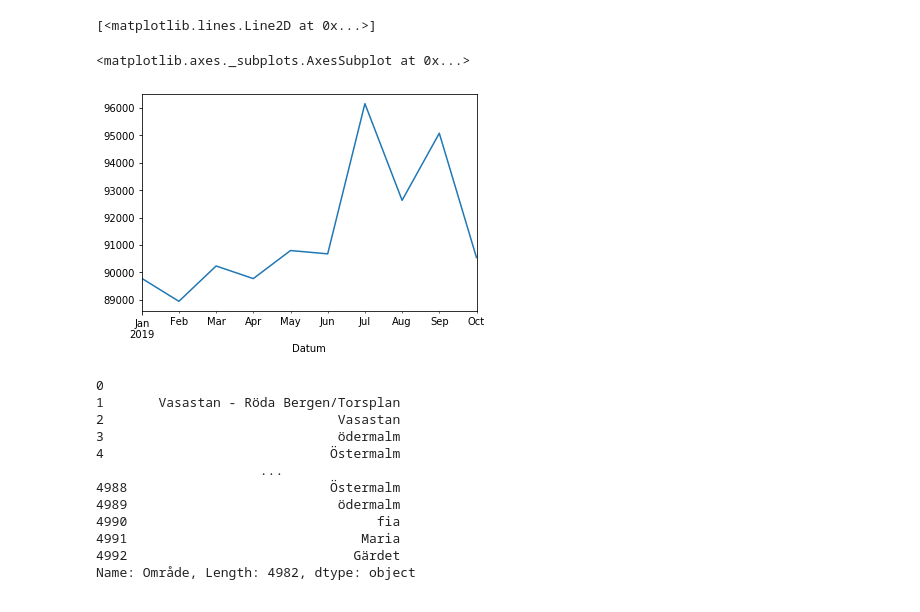
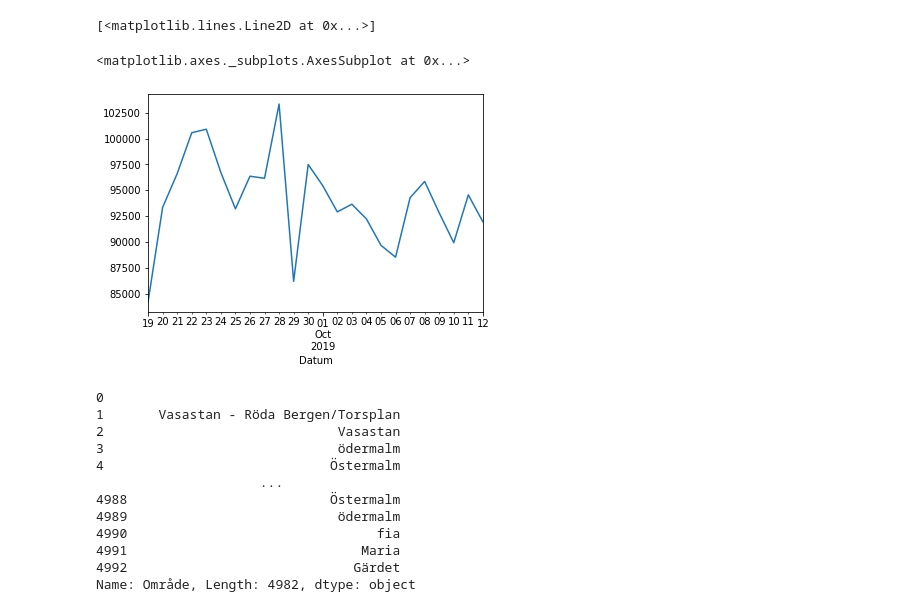
Before and after one commit to eriknorlander/webscraping_hemnet, a Jupyter notebook: hemnet_scrape.ipynb, the cells around one changed output. Drawn from its saved outputs; the diff is of its cells as text; code cells hidden in the pictures.

Commit message:
Fixed some issues with dates and areas

```diff
--- a/hemnet_scrape.ipynb
+++ b/hemnet_scrape.ipynb
@@ -188,0 +230,17 @@ data
+# %%
+area_mapper = {
+              'Högalid' : 'Södermalm',
+              'Fredhäll' : 'Kungsholmen',
+              'Maria' : 'Södermalm',
+              'Hornsberg' : 'Kungsholmen',
+              'irkastan' : 'Vasastan',
+              'Katarina' : 'Södermalm',
+              'Villastan' : 'Östermalm',
+              'Röda Bergen' : 'Vasastan',
+              'Kristineberg' : 'Kungsholmen'
+             }
+# %%
+data = data.dropna()
+# %%
+for a in area_mapper.keys():
+    data.loc[data.Område.str.contains(a)]['Område'] = area_mapper[a]
@@ -204,5 +284,5 @@ month_map = {
 # %%
-month_series = data.Datum.apply(lambda x: x[3:-4].strip(' ')).map(month_map)
+month_series = data.Datum.apply(lambda x: x[2:-4].strip(' ')).map(month_map)
 day_series = data.Datum.apply(lambda x: '-' + x[:2] + '-')
 year_series = data.Datum.apply(lambda x: x[-4:])
 data.Datum = month_series+day_series+year_series
@@ -223,10 +343,10 @@ To register the converters:
 pris = data['Pris per kvadratmeter']
 pris.index = data.Datum
 # %%
-pris.resample('m').mean().plot()
+pris.resample('d').mean().plot()
 # %% [output]
 <matplotlib.axes._subplots.AxesSubplot at 0x...>
-[figure, old version]
+[figure, new version]
 # %%
 data.Område
 # %% [output]
```
Also changed, not shown: parts of 21 cells of this notebook, 3 other files.
